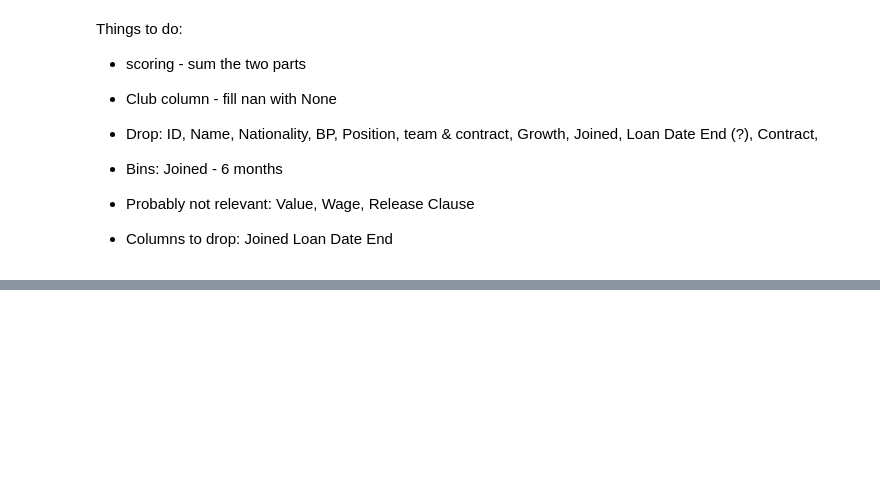
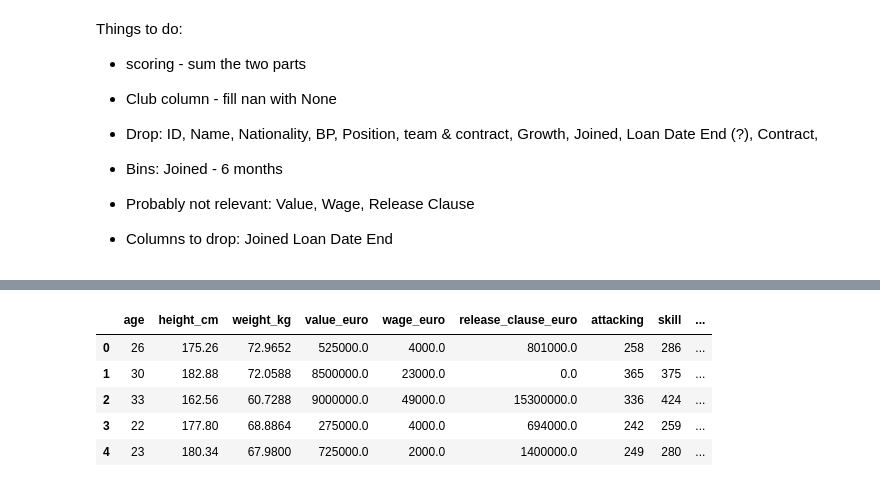
Before and after one commit to lucalfano/FIFA_21_PROJECT, a Jupyter notebook: FIFA_21_PROJECT.ipynb, the cells around one changed output, grey strips where cells are left out. Drawn from its saved outputs; the diff is of its cells as text; code cells hidden in the pictures; blank space fills up the shorter version.

```diff
--- a/FIFA_21_PROJECT.ipynb
+++ b/FIFA_21_PROJECT.ipynb
@@ -190,0 +214,9 @@ To https://github.com/Simao-Lopes/FIFA_21_PROJECT.git
+# %%
+numerical.head()
+# %% [output]
+|  | age | height_cm | weight_kg | value_euro | wage_euro | release_clause_euro | attacking | skill | ... |
+| 0 | 26 | 175.26 | 72.9652 | 525000.0 | 4000.0 | 801000.0 | 258 | 286 | ... |
+| 1 | 30 | 182.88 | 72.0588 | 8500000.0 | 23000.0 | 0.0 | 365 | 375 | ... |
+| 2 | 33 | 162.56 | 60.7288 | 9000000.0 | 49000.0 | 15300000.0 | 336 | 424 | ... |
+| 3 | 22 | 177.80 | 68.8864 | 275000.0 | 4000.0 | 694000.0 | 242 | 259 | ... |
+| 4 | 23 | 180.34 | 67.9800 | 725000.0 | 2000.0 | 1400000.0 | 249 | 280 | ... |
```
Also changed, not shown: parts of 23 cells of this notebook.
